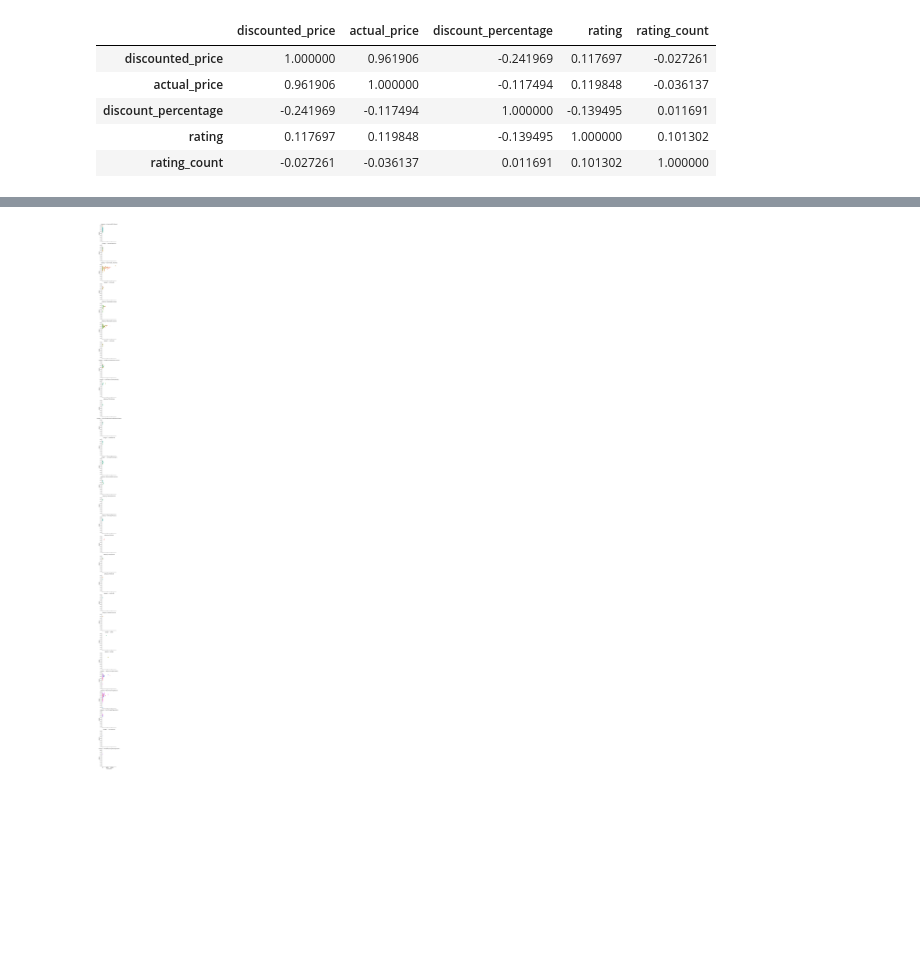
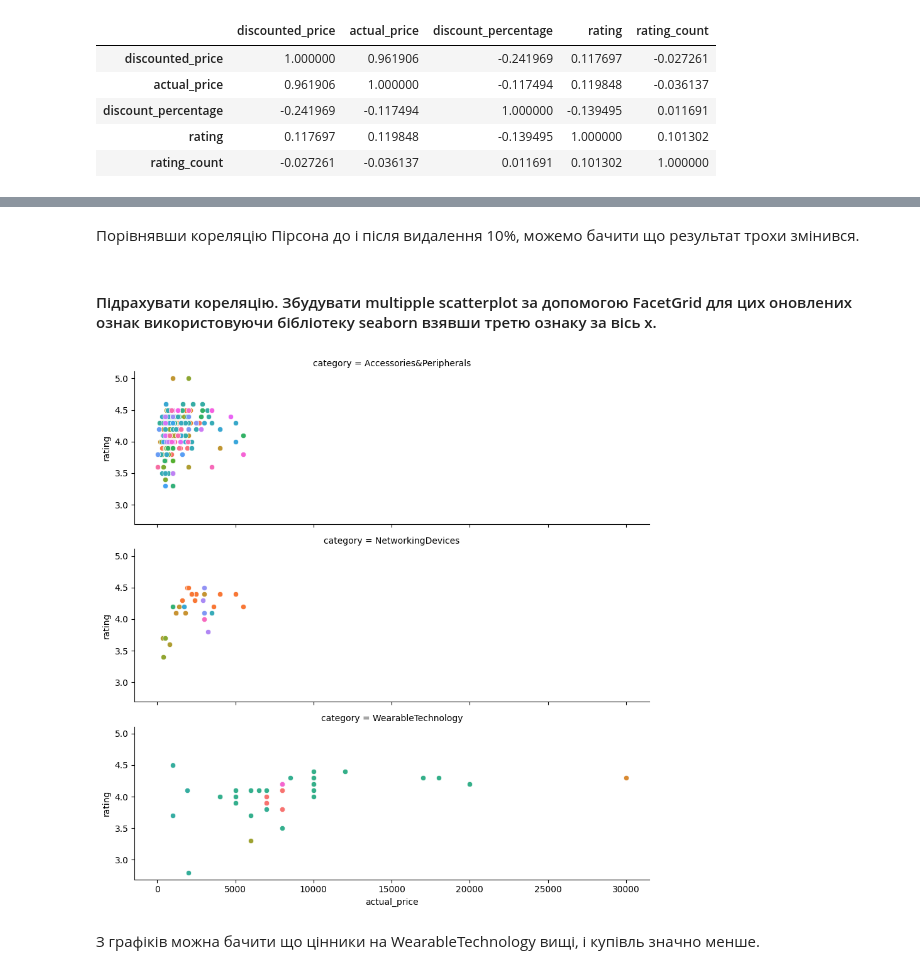
Before and after one commit to JavaConterry/SpecProg-DS-DA, a Jupyter notebook: Course Project/Amazon Sales Analysis.ipynb, the cells around one changed output, grey strips where cells are left out. Saved outputs shown, nothing was run; the diff lists cells and outputs as text; code cells hidden in the pictures; blank space fills up the shorter version.

```diff
--- a/Course Project/Amazon Sales Analysis.ipynb
+++ b/Course Project/Amazon Sales Analysis.ipynb
@@ -413,6 +532,12 @@ df_for_corr.corr(method='pearson', numeric_only=True)
+# %% [markdown]
+Порівнявши кореляцію Пірсона до і після видалення 10%, можемо бачити що результат трохи змінився.
+# %% [markdown]
+#### Підрахувати кореляцію. Збудувати multipple scatterplot за допомогою FacetGrid для цих оновлених ознак використовуючи бібліотеку seaborn взявши третю ознаку за вісь x.
 # %%
-g = sns.FacetGrid(df_for_corr, row='category', hue='product_name')
+g = sns.FacetGrid(df_for_corr[df_for_corr['category'].isin(['Accessories&Peripherals', 'NetworkingDevices','WearableTechnology'])], row='category', hue='product_name', height=3, aspect=3)
 g.map(sns.scatterplot, 'actual_price', 'rating')
 plt.show()
 # %% [output]
-[figure, old version]
+[figure, new version]
+# %% [markdown]
+З графіків можна бачити що цінники на WearableTechnology вищі, і купівль значно менше.
```
Also changed, not shown: parts of 35 cells of this notebook, 6 other files.
